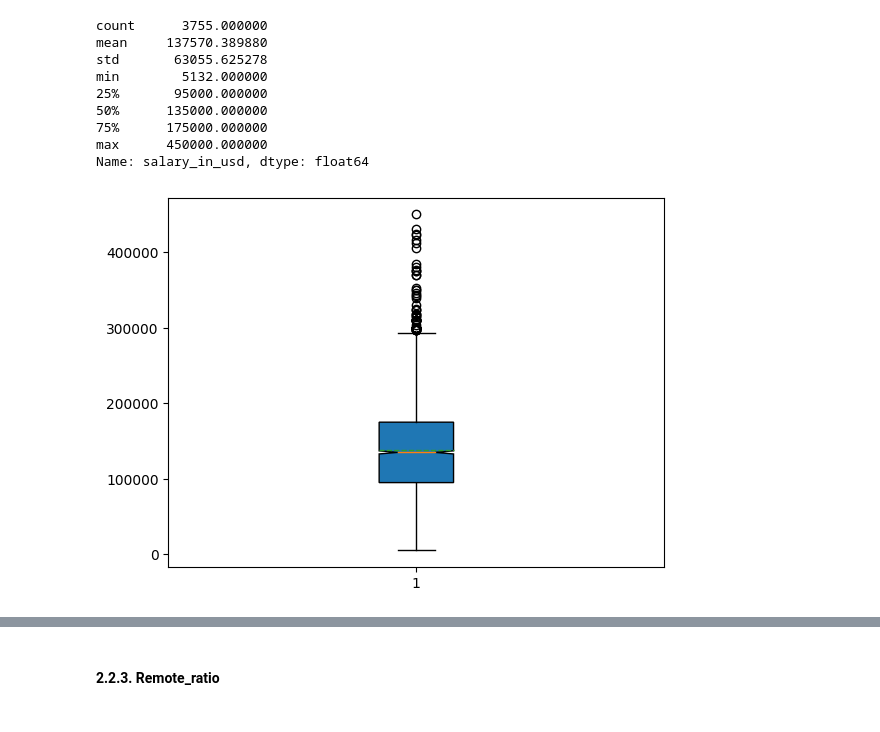
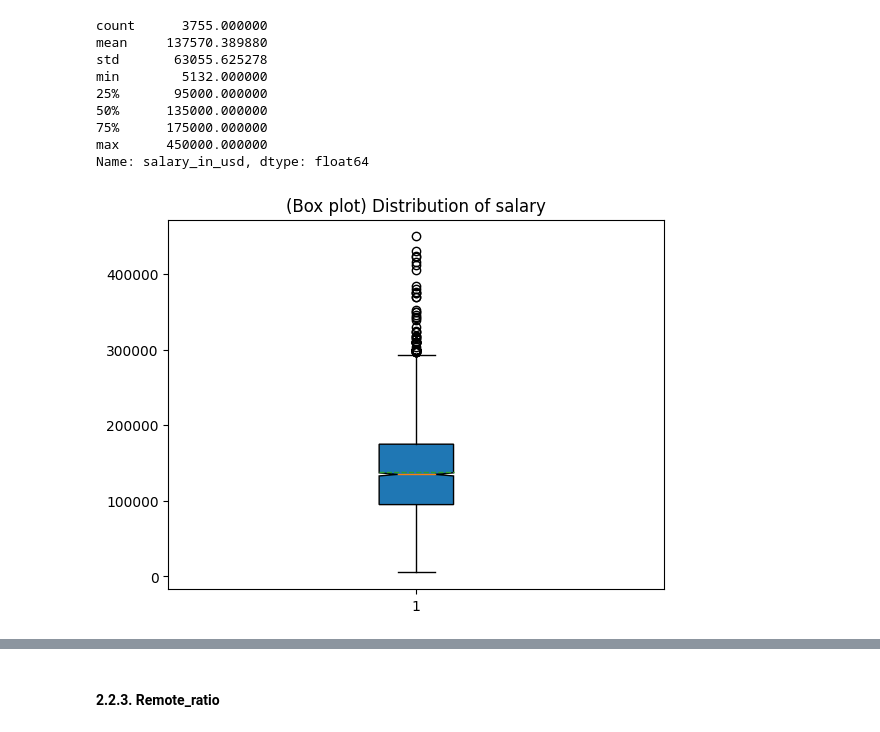
Before and after one commit to ST4N3R/eda_projects, a Jupyter notebook: Data_Science_salaries/main.ipynb, the cells around one changed output, grey strips where cells are left out. Drawn from its saved outputs; the diff is of its cells as text; code cells hidden in the pictures.

```diff
--- a/Data_Science_salaries/main.ipynb
+++ b/Data_Science_salaries/main.ipynb
@@ -272,12 +268,13 @@ min        5132.000000
 max      450000.000000
 Name: salary_in_usd, dtype: float64
 # %%
-values = ds_salaries['salary_in_usd']
+salary_values = ds_salaries['salary_in_usd']
 
 fig, ax = plt.subplots()
 
-ax.boxplot(values, patch_artist=True, notch=True, showmeans=True, meanline=True)
+ax.boxplot(salary_values, patch_artist=True, notch=True, showmeans=True, meanline=True)
+ax.set_title("(Box plot) Distribution of salary")
 
 plt.show()
 # %% [output]
-[figure, old version]
+[figure, new version]
```
Also changed, not shown: parts of 11 cells of this notebook.
